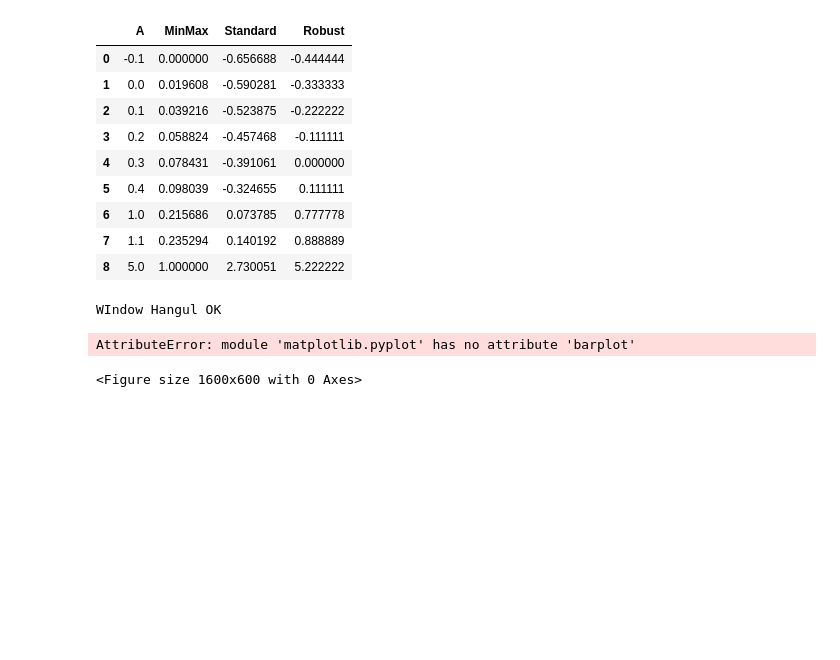
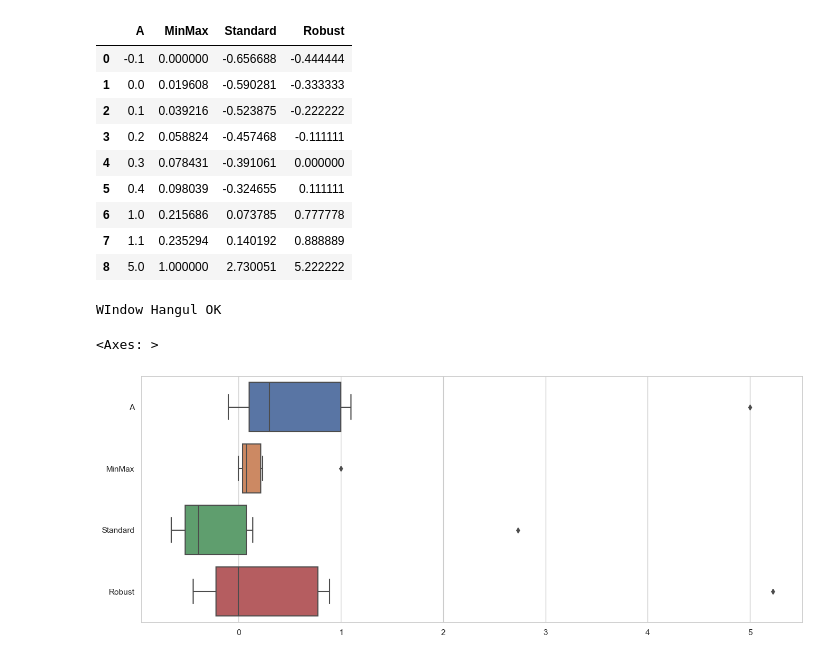
Before and after one commit to Jyundev/ML_DL_STUDY, a Jupyter notebook: machine_learning/03_encoder_scaler.ipynb, the cells around one changed output. Cells and saved outputs as stored; diff of their text form; code cells hidden in the pictures; blank space fills up the shorter version.

Commit message:
modify boxplot

```diff
--- a/machine_learning/03_encoder_scaler.ipynb
+++ b/machine_learning/03_encoder_scaler.ipynb
@@ -194,8 +194,8 @@ WIndow Hangul OK
 # %%
 sns.set_theme(style='whitegrid')
 
 plt.figure(figsize=(16,6))
-plt.barplot(data=df_scaler, orient='h')
+sns.boxplot(data=df_scaler, orient='h')
 # %% [output]
-AttributeError: module 'matplotlib.pyplot' has no attribute 'barplot'
+<Axes: >
-<Figure size 1600x600 with 0 Axes>
+[figure, added]
```
